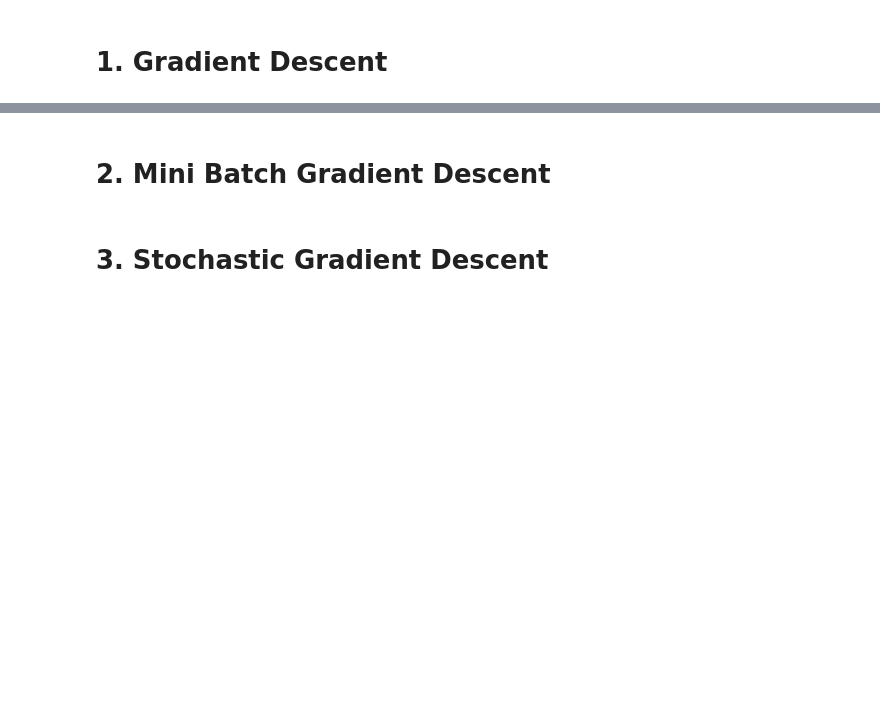
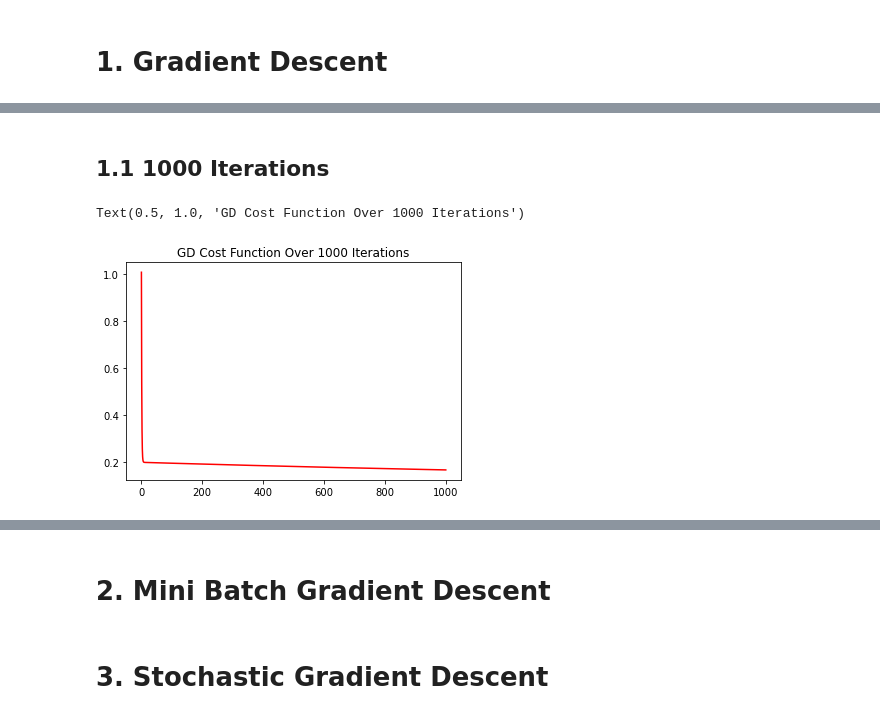
Before and after one commit to bsraya/optimization, a Jupyter notebook: gd.ipynb, the cells around one changed output, grey strips where cells are left out. Drawn from its saved outputs; the diff is of its cells as text; code cells hidden in the pictures; blank space fills up the shorter version.

```diff
--- a/gd.ipynb
+++ b/gd.ipynb
@@ -32,18 +51,18 @@ def predict_list(intercept, coefficient, dataset):
 # %% [markdown]
 # 1. Gradient Descent
 # %%
-gd_loss = pd.DataFrame(columns=['epoch', 'b0', 'b1', 'cost'])
+gd_loss = pd.DataFrame(columns=['intercept', 'coefficient', 'sum_error'])
 
-def gd(x, y, epochs = 10, alpha = 0.01):
+def gd(x, y, epochs, alpha = 0.01):
     length = len(x)
-    intercept, coefficient, prediction= 0.0, 0.0, 0.0
-    for epoch in range(0, epochs):
-        prediction = predict_list(intercept, coefficient, x)
-        b0_error = (1/length) * np.sum(prediction - y)
-        b1_error = (1/length) * np.sum((prediction - y) * x)
+    intercept, coefficient = 0.0, 0.0
+    for epoch in range(epochs):
+        sum_error = 0.0
+        predictions = predict_list(intercept, coefficient, x)
+        b0_error = (1/length) * np.sum(predictions - y)
+        b1_error = (1/length) * np.sum((predictions - y) * x)
         intercept = intercept - alpha * b0_error
         coefficient = coefficient - alpha * b1_error
-        gd_loss.loc[i] = [epoch, intercept, coefficient, 0]
+        sum_error = sum_error + np.sum((predictions - y) ** 2) / (2 * length)
+        gd_loss.loc[epoch] = [intercept, coefficient, sum_error]
     return intercept, coefficient
-
-intercept, coefficient = gd(np.array(features[:, 0]), np.array(features[:, 3]), epochs = 10)
@@ -58,0 +69,9 @@ gd_loss.tail(20)
+# %% [markdown]
+## 1.1 1000 Iterations
+# %%
+gd_intercept, gd_coefficient = gd(sepal_length, petal_width, epochs = 1000)
+plt.plot(np.arange(1, 1001), gd_loss['sum_error'], color = 'r')
+plt.title('GD Cost Function Over 1000 Iterations')
+# %% [output]
+Text(0.5, 1.0, 'GD Cost Function Over 1000 Iterations')
+[figure, added]
```
Also changed, not shown: parts of 26 cells of this notebook, 3 other files.
